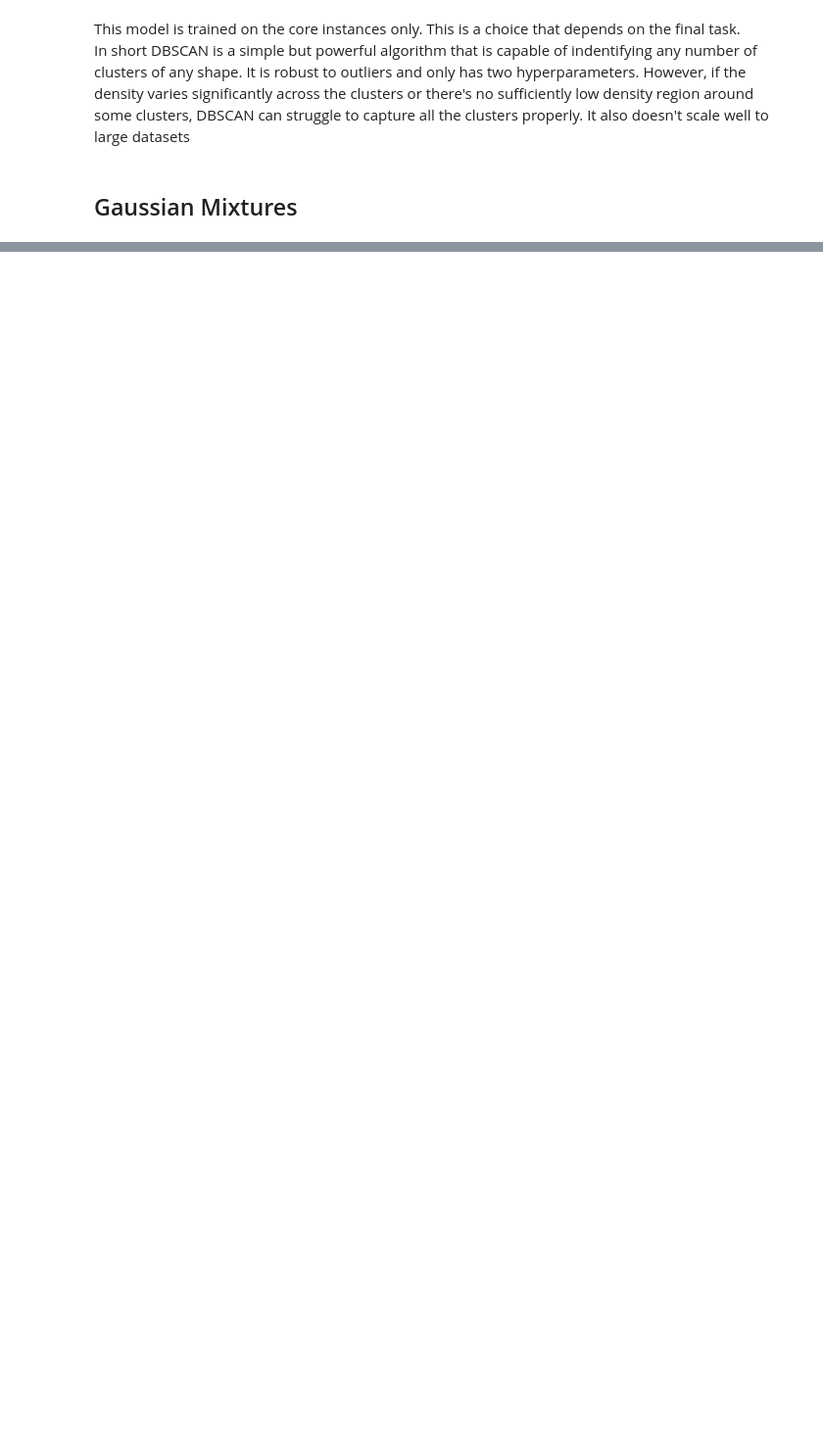
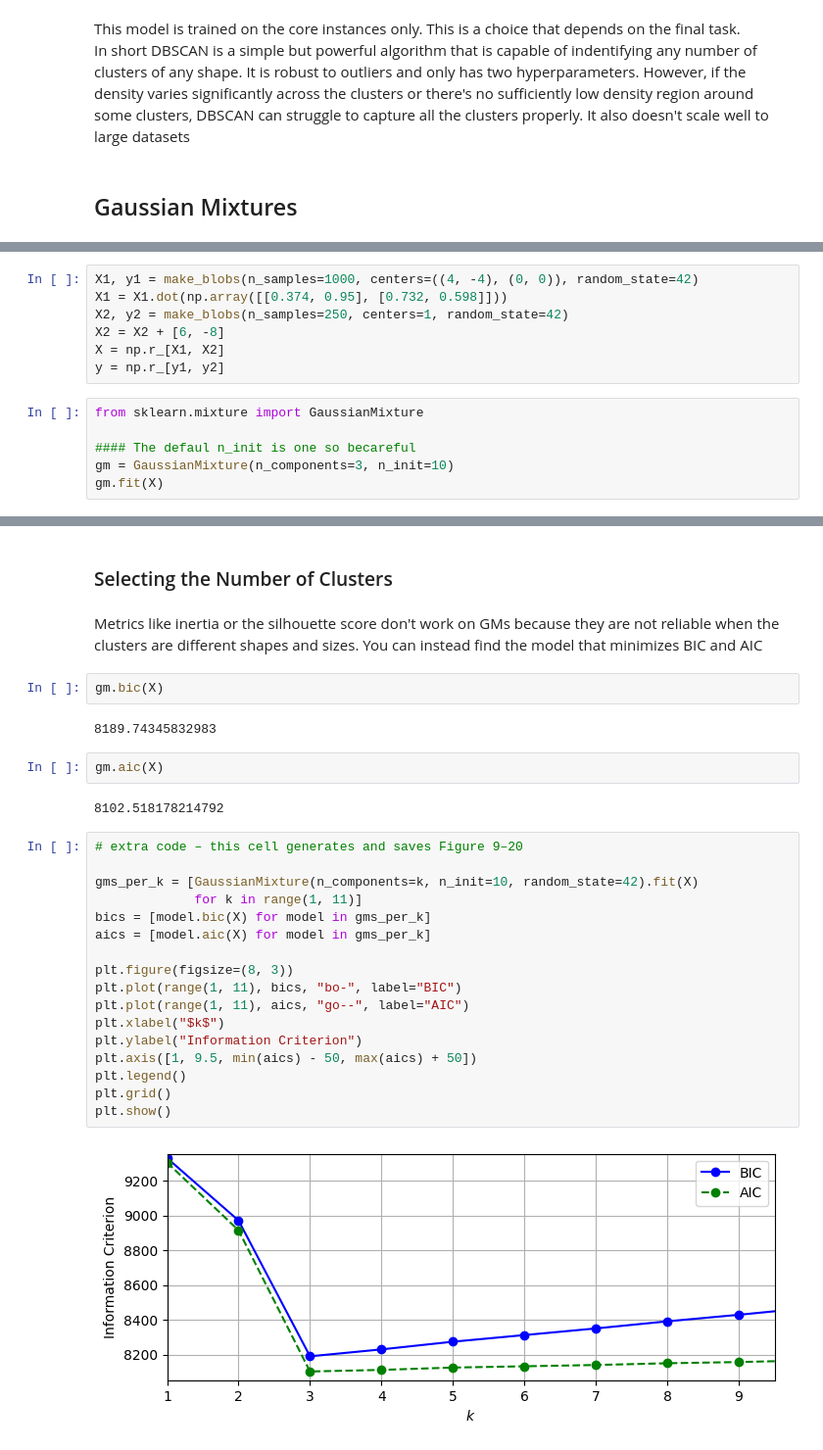
Before and after one commit to mishamickevicius/ML-Projects, a Jupyter notebook: ML-Book-Chapter-Notes/Chapter 9 Unsupervised Learning.ipynb, the cells around one changed output, grey strips where cells are left out. Shown at 98% size. Cells and saved outputs as stored; diff of their text form; blank space fills up the shorter version.

```diff
--- a/ML-Book-Chapter-Notes/Chapter 9 Unsupervised Learning.ipynb
+++ b/ML-Book-Chapter-Notes/Chapter 9 Unsupervised Learning.ipynb
@@ -404,0 +403,13 @@ In short DBSCAN is a simple but powerful algorithm that is capable of indentifyi
+# %%
+X1, y1 = make_blobs(n_samples=1000, centers=((4, -4), (0, 0)), random_state=42)
+X1 = X1.dot(np.array([[0.374, 0.95], [0.732, 0.598]]))
+X2, y2 = make_blobs(n_samples=250, centers=1, random_state=42)
+X2 = X2 + [6, -8]
+X = np.r_[X1, X2]
+y = np.r_[y1, y2]
+# %%
+from sklearn.mixture import GaussianMixture
+
+#### The defaul n_init is one so becareful
+gm = GaussianMixture(n_components=3, n_init=10)
+gm.fit(X)
@@ -404,0 +477,31 @@ In short DBSCAN is a simple but powerful algorithm that is capable of indentifyi
+# %% [markdown]
+### Selecting the Number of Clusters
+# %% [markdown]
+Metrics like inertia or the silhouette score don't work on GMs because they are not reliable when the clusters are different shapes and sizes. You can instead find the model that minimizes BIC and AIC
+# %%
+gm.bic(X)
+# %% [output]
+8189.74345832983
+# %%
+gm.aic(X)
+# %% [output]
+8102.518178214792
+# %%
+# extra code – this cell generates and saves Figure 9–20
+
+gms_per_k = [GaussianMixture(n_components=k, n_init=10, random_state=42).fit(X)
+             for k in range(1, 11)]
+bics = [model.bic(X) for model in gms_per_k]
+aics = [model.aic(X) for model in gms_per_k]
+
+plt.figure(figsize=(8, 3))
+plt.plot(range(1, 11), bics, "bo-", label="BIC")
+plt.plot(range(1, 11), aics, "go--", label="AIC")
+plt.xlabel("$k$")
+plt.ylabel("Information Criterion")
+plt.axis([1, 9.5, min(aics) - 50, max(aics) + 50])
+plt.legend()
+plt.grid()
+plt.show()
+# %% [output]
+[figure, added]
```
Also changed, not shown: parts of 27 cells of this notebook, 1 other file.
